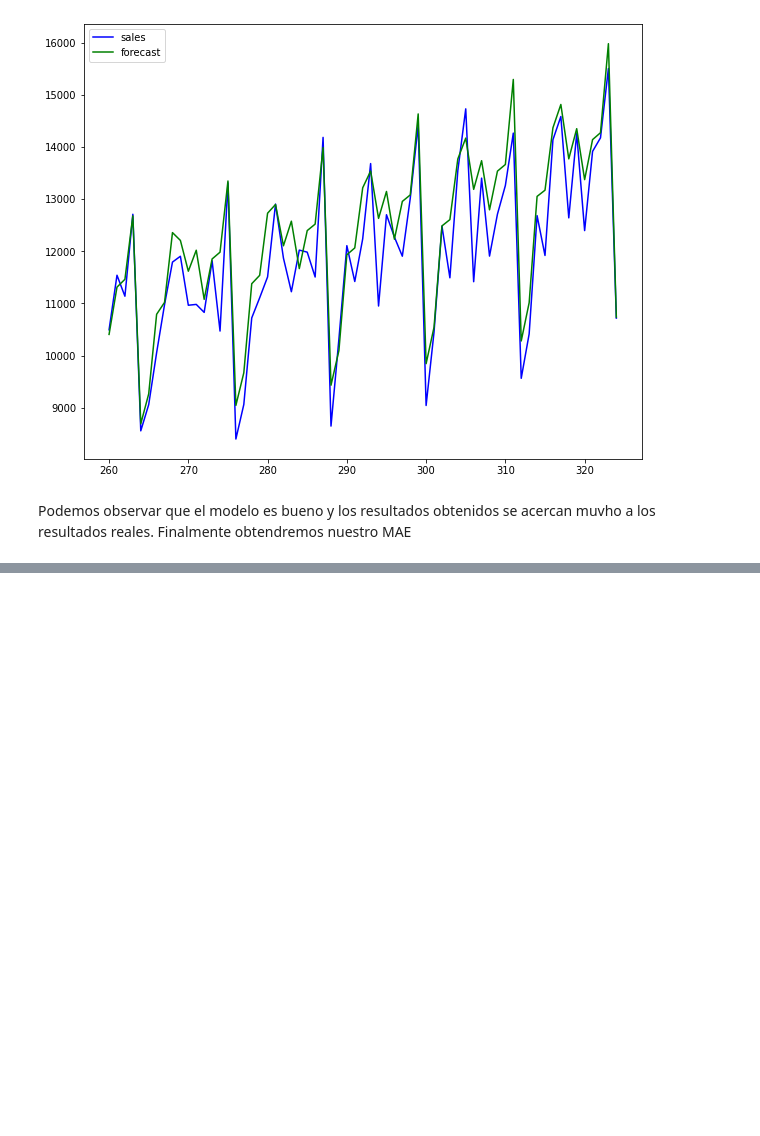
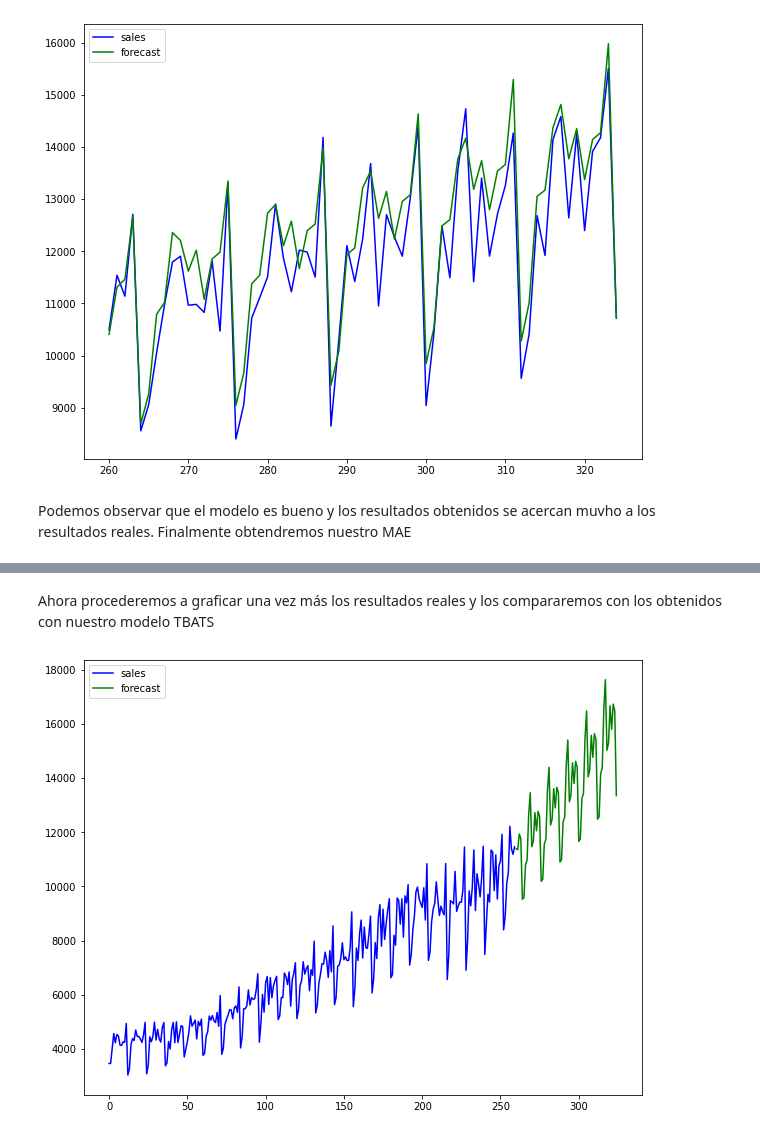
Before and after one commit to A01748760/inteligencia-artificial-2, a Jupyter notebook: Estadistica/MomentoDeRetroalimentacion_DavidRodriguez (1).ipynb, the cells around one changed output, grey strips where cells are left out. Drawn from its saved outputs; the diff is of its cells as text; code cells hidden in the pictures; blank space fills up the shorter version.

```diff
--- a/Estadistica/MomentoDeRetroalimentacion_DavidRodriguez (1).ipynb
+++ b/Estadistica/MomentoDeRetroalimentacion_DavidRodriguez (1).ipynb
@@ -374,0 +384,7 @@ NameError: ignored
+# %%
+tbats_estimator = TBATS(seasonal_periods=(12, 6))
+tbats_model = tbats_estimator.fit(data_train['sales'])
+# %%
+forecast_2 = tbats_model.forecast(steps=65)
+forecast_2 = pd.DataFrame(forecast_2, index=[i for i in range(260, 325)])
+forecast_2
@@ -374,0 +405,10 @@ NameError: ignored
+# %% [markdown]
+Ahora procederemos a graficar una vez más los resultados reales y los compararemos con los obtenidos con nuestro modelo TBATS
+# %%
+fig,ax = plt.subplots(figsize=(10,8))
+ax.plot(data_train.index,data_train['sales'],label='sales',color='blue')
+ax.plot(forecast_2,label='forecast',color='green')
+plt.legend()
+plt.show()
+# %% [output]
+[figure, added]
```
Also changed, not shown: parts of 17 cells of this notebook.
